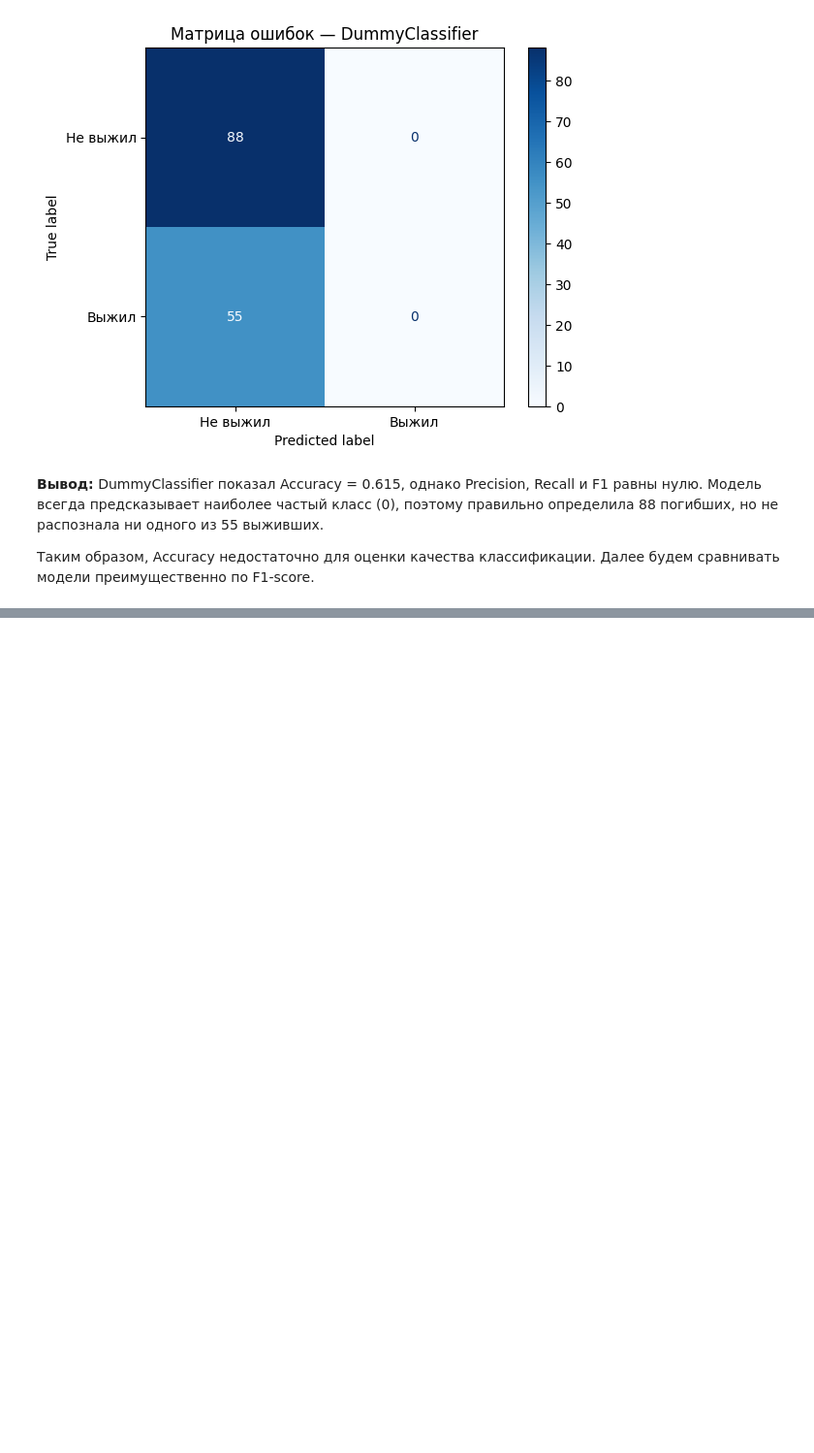
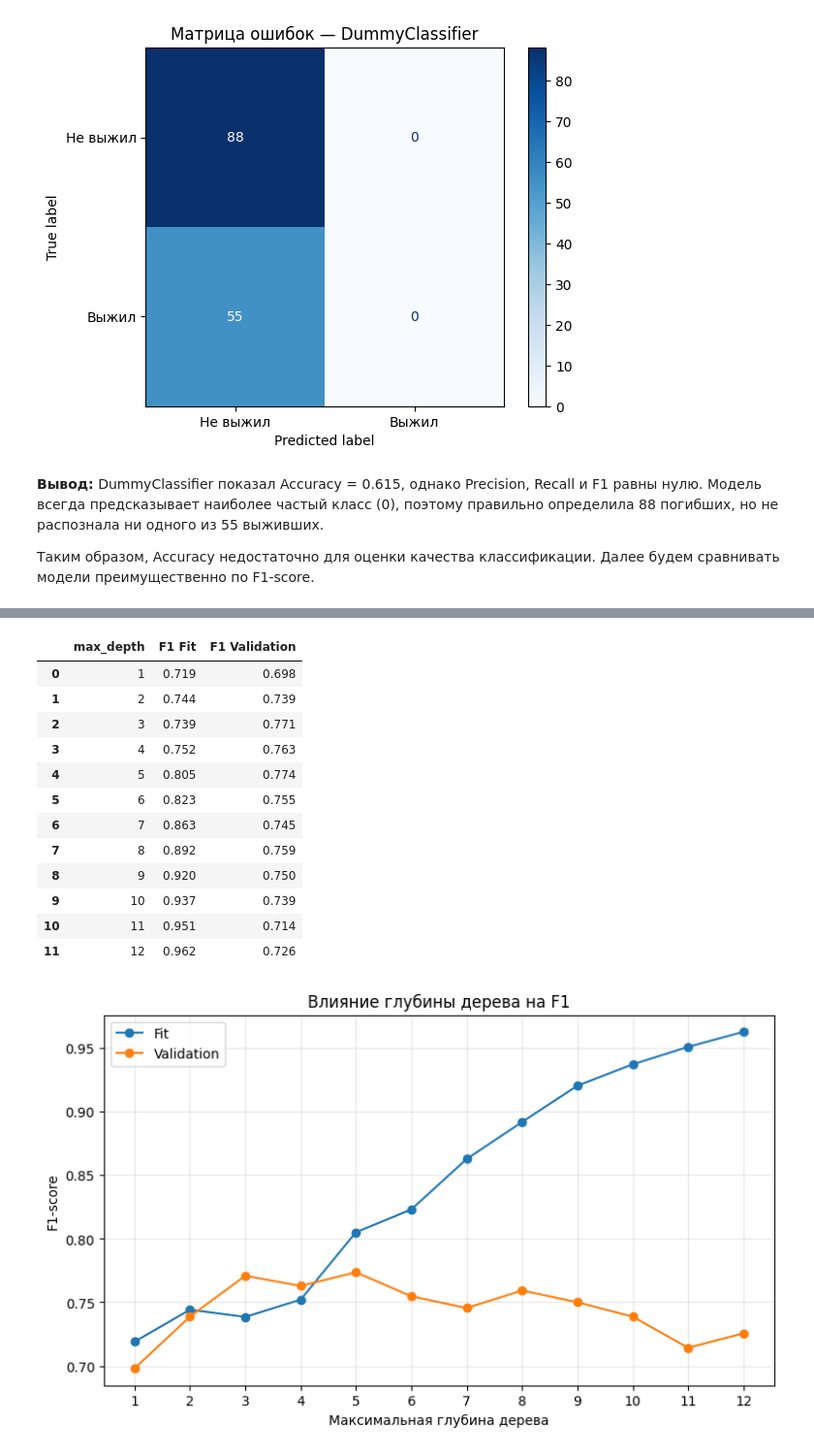
Before and after one commit to stdt106/ml_course_mai, a Jupyter notebook: lab02/lab02.ipynb, the cells around one changed output, grey strips where cells are left out. Shown at 97% size. Saved outputs shown, nothing was run; the diff lists cells and outputs as text; code cells hidden in the pictures; blank space fills up the shorter version.

Commit message:
Исследовал переобучение дерева решений

```diff
--- a/lab02/lab02.ipynb
+++ b/lab02/lab02.ipynb
@@ -249,0 +299,56 @@ F1: 0.0
+# %%
+depths = range(1, 13)
+
+fit_scores = []
+val_scores = []
+
+for depth in depths:
+    model = DecisionTreeClassifier(
+        max_depth=depth,
+        random_state=42
+    )
+
+    model.fit(X_fit_processed, y_fit)
+
+    fit_scores.append(
+        f1_score(y_fit, model.predict(X_fit_processed))
+    )
+
+    val_scores.append(
+        f1_score(y_val, model.predict(X_val_processed))
+    )
+
+results = pd.DataFrame({
+    "max_depth": depths,
+    "F1 Fit": fit_scores,
+    "F1 Validation": val_scores
+})
+
+display(results.round(3))
+
+plt.figure(figsize=(9, 5))
+plt.plot(depths, fit_scores, marker="o", label="Fit")
+plt.plot(depths, val_scores, marker="o", label="Validation")
+
+plt.xlabel("Максимальная глубина дерева")
+plt.ylabel("F1-score")
+plt.title("Влияние глубины дерева на F1")
+plt.xticks(list(depths))
+plt.legend()
+plt.grid(alpha=0.3)
+plt.show()
+# %% [output]
+|  | max_depth | F1 Fit | F1 Validation |
+| 0 | 1 | 0.719 | 0.698 |
+| 1 | 2 | 0.744 | 0.739 |
+| 2 | 3 | 0.739 | 0.771 |
+| 3 | 4 | 0.752 | 0.763 |
+| 4 | 5 | 0.805 | 0.774 |
+| 5 | 6 | 0.823 | 0.755 |
+| 6 | 7 | 0.863 | 0.745 |
+| 7 | 8 | 0.892 | 0.759 |
+| 8 | 9 | 0.920 | 0.750 |
+| 9 | 10 | 0.937 | 0.739 |
+| 10 | 11 | 0.951 | 0.714 |
+| 11 | 12 | 0.962 | 0.726 |
+[figure, added]
```
Also changed, not shown: parts of 3 cells of this notebook.
